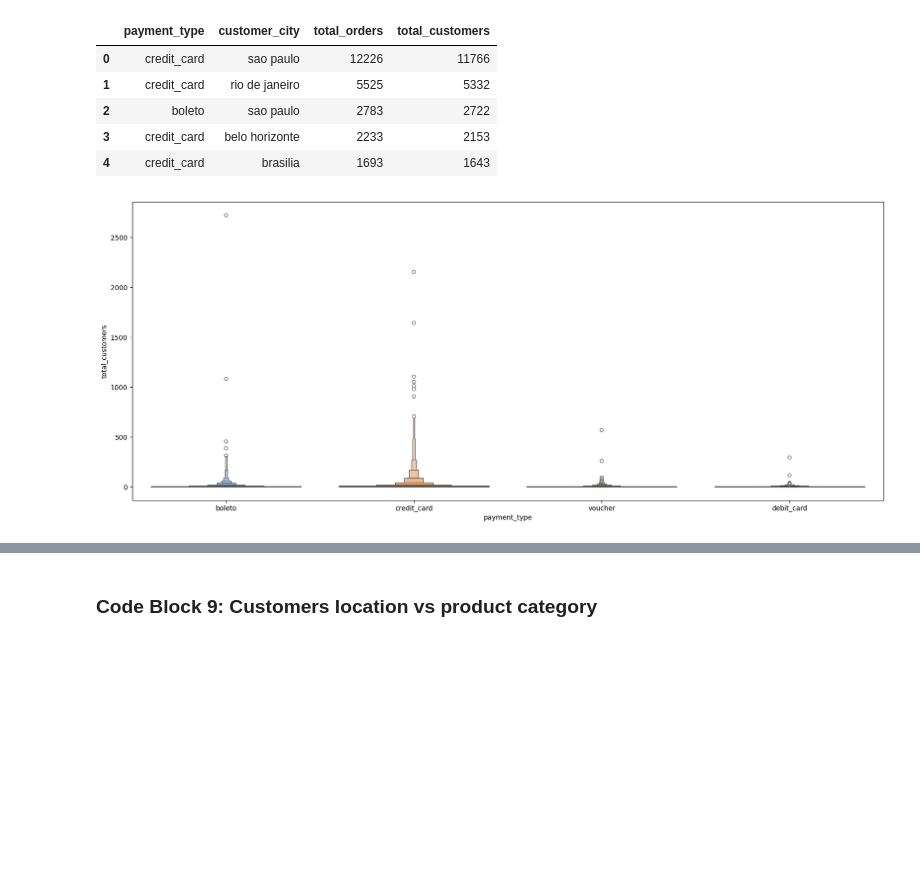
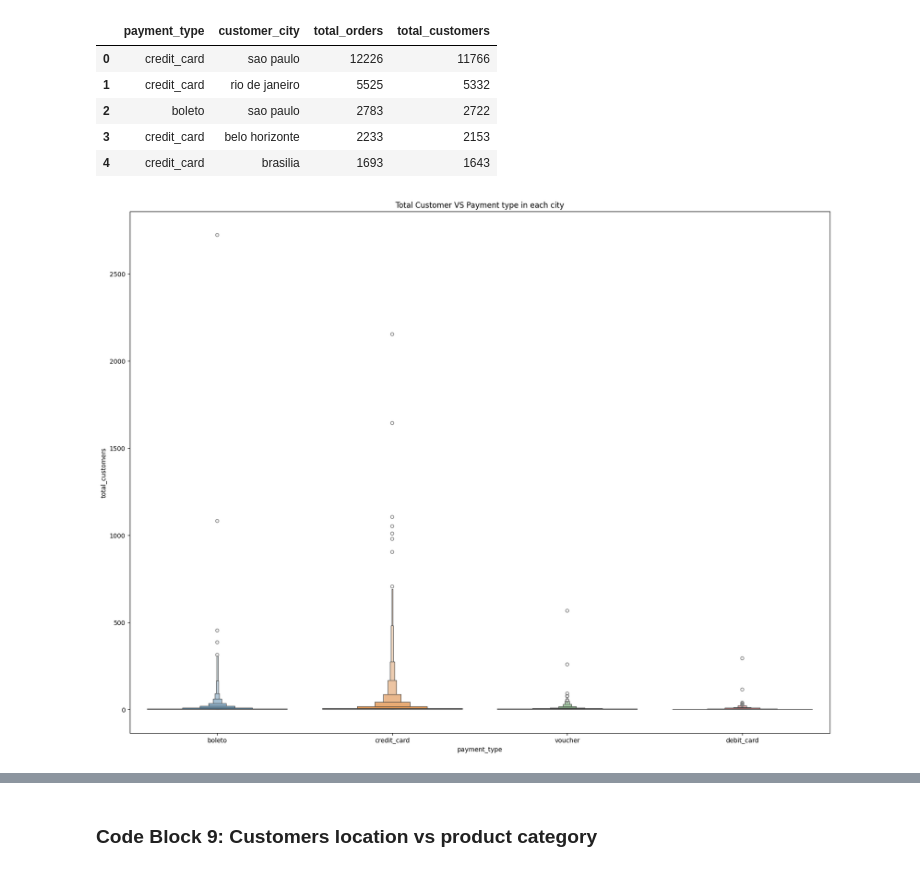
Before and after one commit to saeedshirani/ECommerce-Data-Processing-SQL-Only, a Jupyter notebook: visual.ipynb, the cells around one changed output, grey strips where cells are left out. Cells and saved outputs as stored; diff of their text form; code cells hidden in the pictures; blank space fills up the shorter version.

Commit message:
Visuals of each dataset is added.

```diff
--- a/visual.ipynb
+++ b/visual.ipynb
@@ -87,14 +87,16 @@ data_block8.head()
 | 3 | credit_card | belo horizonte | 2233 | 2153 |
 | 4 | credit_card | brasilia | 1693 | 1643 |
 # %%
-plt.figure(figsize=(20, 8))
+plt.figure(figsize=(20, 15))
 data = data_block8.loc[(data_block8["total_customers"] < 4000) & (data_block8["payment_type"] != "not_defined")].copy()
 sns.boxenplot(data=data,
                x="payment_type",
                y="total_customers",
                hue="payment_type"
                )
 
+
+plt.title("Total Customer VS Payment type in each city")
 plt.show()
 # %% [output]
-[figure, old version]
+[figure, new version]
```
Also changed, not shown: parts of 2 cells of this notebook, 25 other files.
